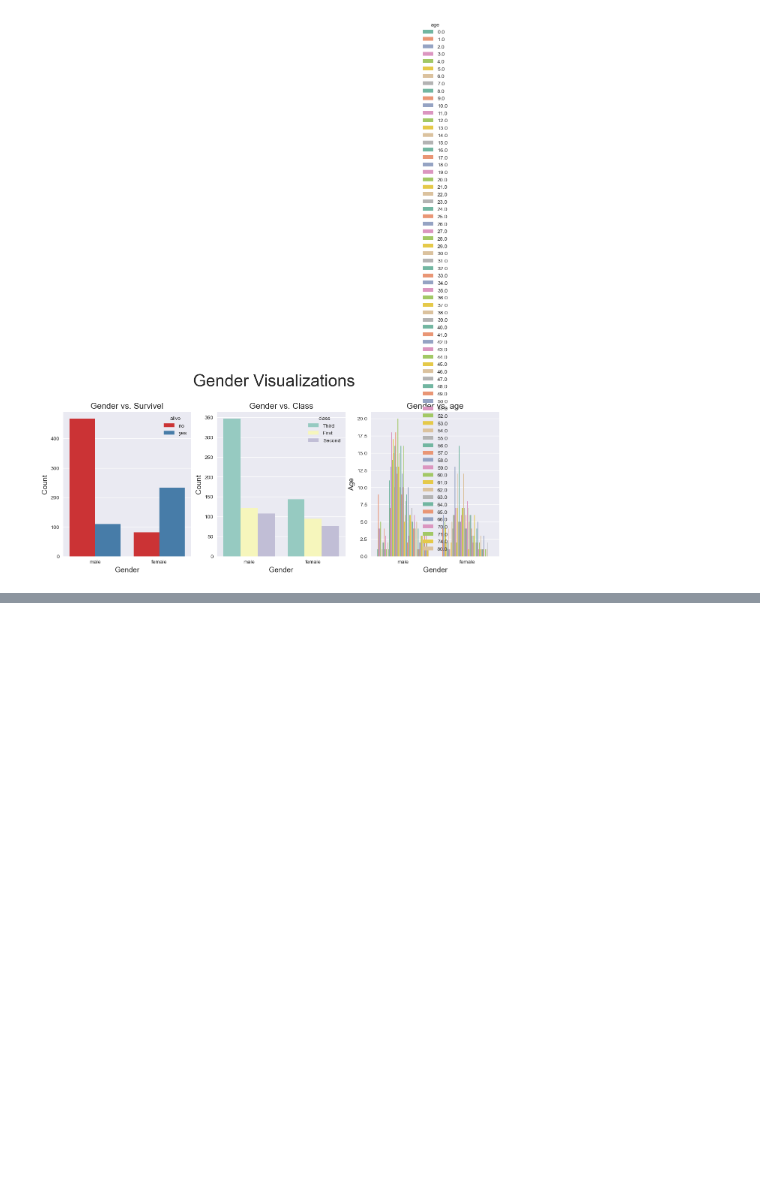
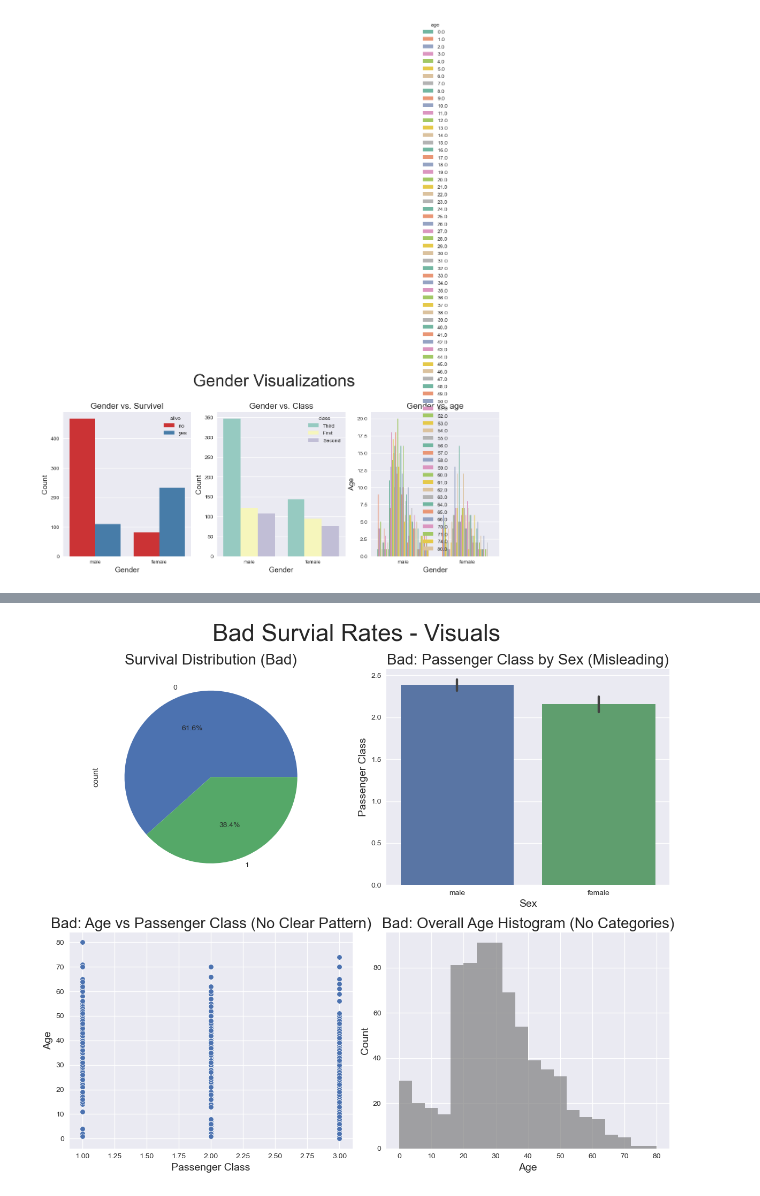
Before and after one commit to IMOsbo/DATA6550-Visualization, a Jupyter notebook: Code/Hoehn/Project-Code-Hoehn.ipynb, the cells around one changed output, grey strips where cells are left out. Cells and saved outputs as stored; diff of their text form; code cells hidden in the pictures; blank space fills up the shorter version.

```diff
--- a/Code/Hoehn/Project-Code-Hoehn.ipynb
+++ b/Code/Hoehn/Project-Code-Hoehn.ipynb
@@ -202,0 +238,33 @@ plt.show()
+# %%
+# Create a figure for bad visualizations
+fig, axes_bad = plt.subplots(2, 2, figsize=(12, 10))
+
+# 1. Pie Chart for Survival - Too Simplistic
+df["survived"].value_counts().plot.pie(autopct="%1.1f%%", ax=axes_bad[0, 0])
+axes_bad[0, 0].set_title("Survival Distribution (Bad)", fontsize=20)
+
+# 2. Overlapping Bar Chart for Sex and Class - Misleading
+sns.barplot(data=df, x="sex", y="pclass", ax=axes_bad[0, 1])
+axes_bad[0, 1].set_title("Bad: Passenger Class by Sex (Misleading)", fontsize=20)
+axes_bad[0, 1].set_xlabel("Sex", fontsize=14)
+axes_bad[0, 1].set_ylabel("Passenger Class", fontsize=14)
+
+# 3. Scatter Plot of Age vs. Class - Hard to Interpret
+sns.scatterplot(data=df, x="pclass", y="age", ax=axes_bad[1, 0])
+axes_bad[1, 0].set_title("Bad: Age vs Passenger Class (No Clear Pattern)", fontsize=20)
+axes_bad[1, 0].set_xlabel("Passenger Class", fontsize=14)
+axes_bad[1, 0].set_ylabel("Age", fontsize=14)
+
+# 4. General Age Histogram Without Categories - No Separation
+df["age"].hist(ax=axes_bad[1, 1], bins=20, color="gray", alpha=0.7)
+axes_bad[1, 1].set_title("Bad: Overall Age Histogram (No Categories)", fontsize=20)
+axes_bad[1, 1].set_xlabel("Age", fontsize=14)
+axes_bad[1, 1].set_ylabel("Count", fontsize=14)
+
+# Adjust layout and show the plot
+plt.tight_layout()
+plt.suptitle('Bad Survial Rates - Visuals', fontsize=32, y=1.04)
+plt.savefig("plot_bad_survival_rates.png", bbox_inches = "tight")
+plt.show()
+# %% [output]
+[figure, added]
```
Also changed, not shown: parts of 1 cell of this notebook, 2 other files.
